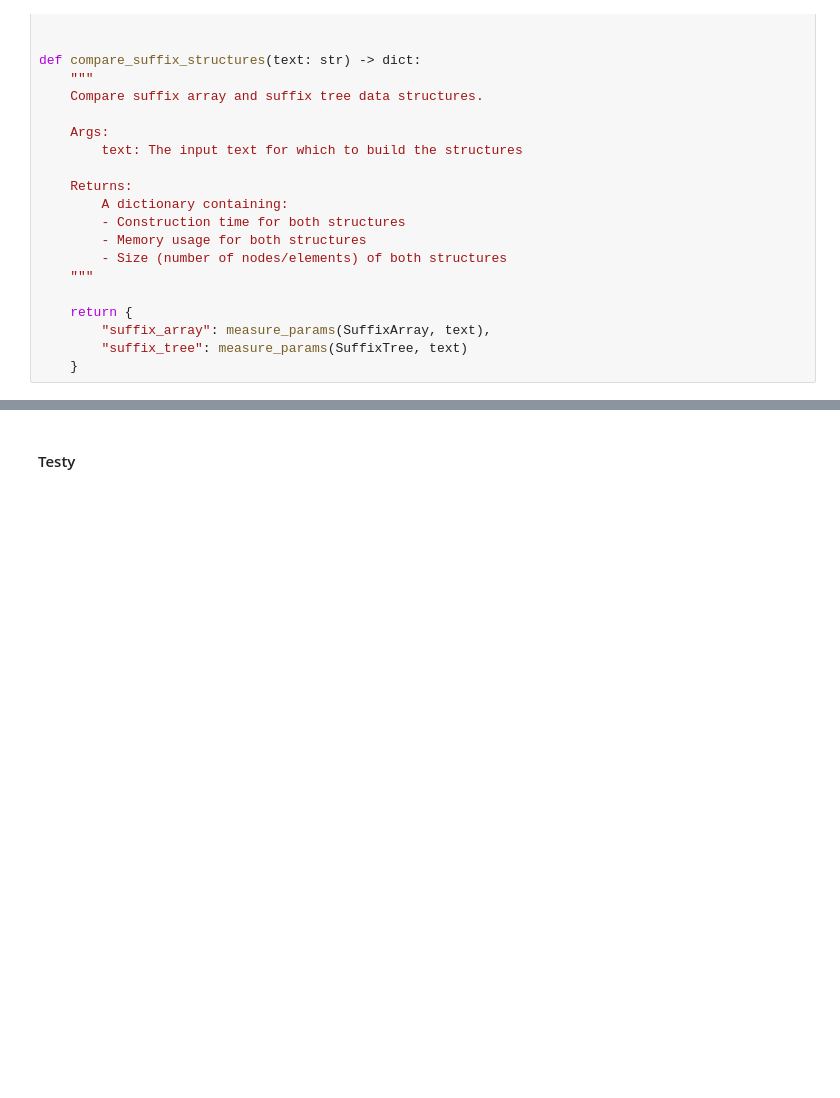
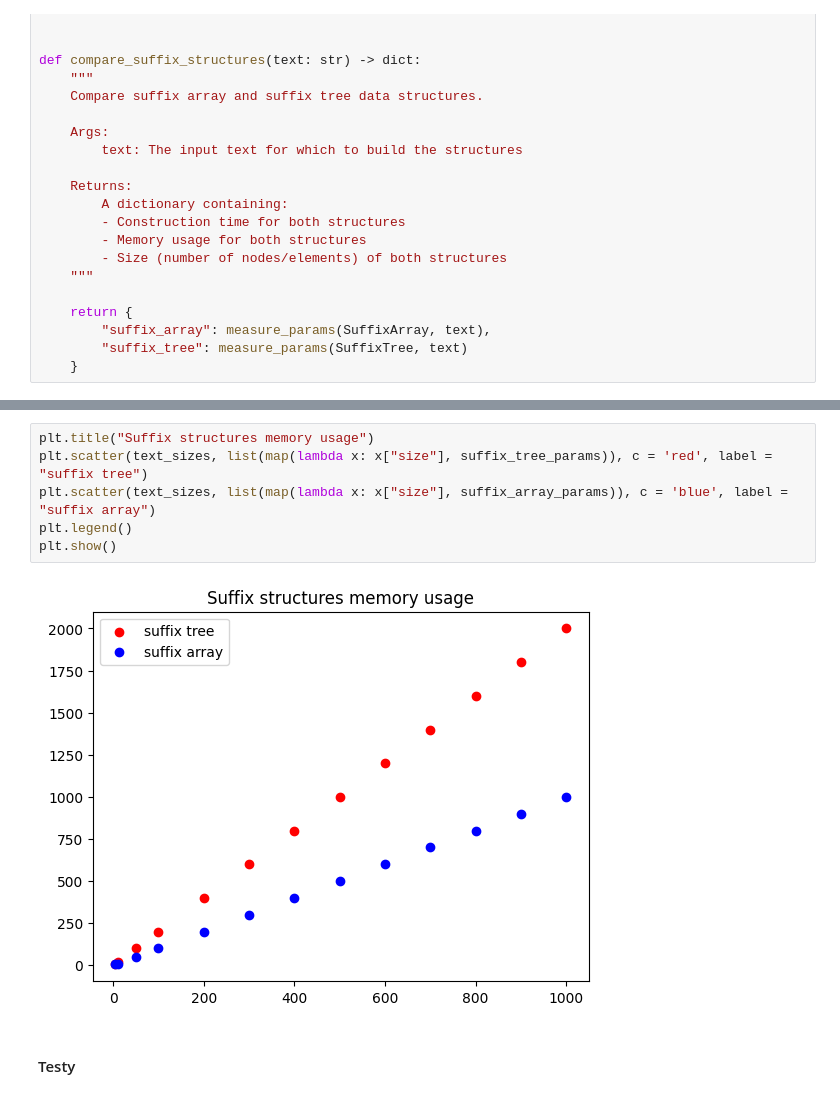
Before and after one commit to WSm-77/text_algorithms, a Jupyter notebook: lab4/wiktor_sedzimir_lab4.ipynb, the cells around one changed output, grey strips where cells are left out. Saved outputs shown, nothing was run; the diff lists cells and outputs as text; blank space fills up the shorter version.

```diff
--- a/lab4/wiktor_sedzimir_lab4.ipynb
+++ b/lab4/wiktor_sedzimir_lab4.ipynb
@@ -832,3 +849,11 @@ for size in text_sizes:
+# %%
+plt.title("Suffix structures memory usage")
+plt.scatter(text_sizes, list(map(lambda x: x["size"], suffix_tree_params)), c = 'red', label = "suffix tree")
+plt.scatter(text_sizes, list(map(lambda x: x["size"], suffix_array_params)), c = 'blue', label = "suffix array")
+plt.legend()
+plt.show()
+# %% [output]
+[figure, added]
 # %% [markdown]
 #### Testy
 # %%
```
Also changed, not shown: parts of 14 cells of this notebook.
